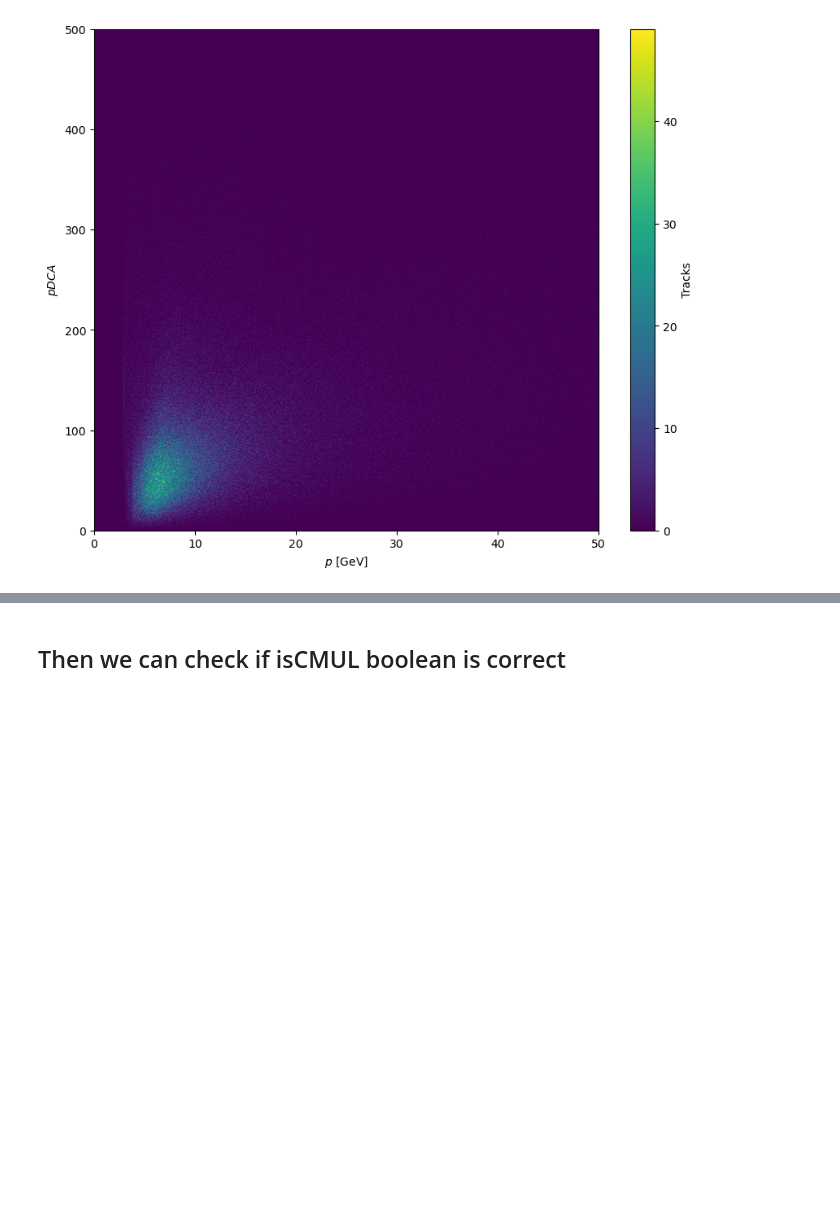
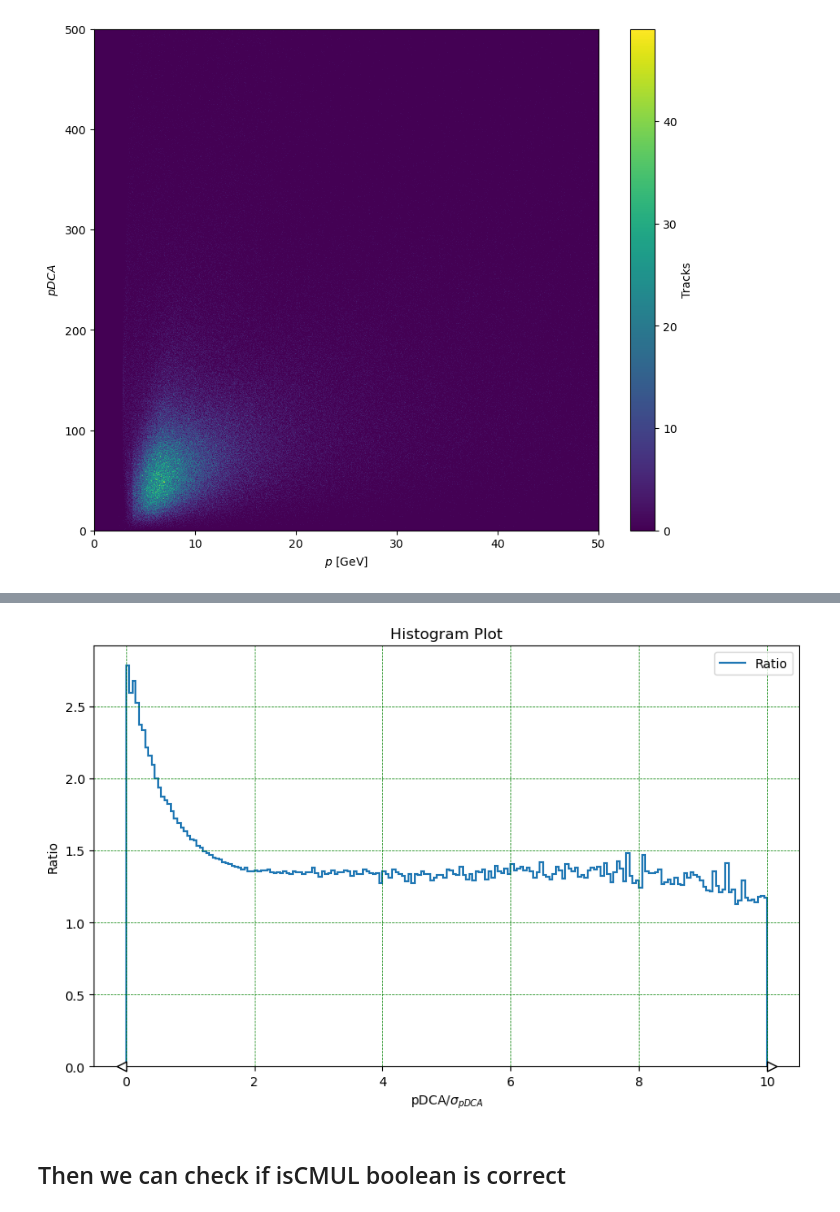
Before and after one commit to 00Goldy/qqbar2mumu-2025, a Jupyter notebook: notebooks/DATA/Data_Checks.ipynb, the cells around one changed output, grey strips where cells are left out. Drawn from its saved outputs; the diff is of its cells as text; code cells hidden in the pictures; blank space fills up the shorter version.

```diff
--- a/notebooks/DATA/Data_Checks.ipynb
+++ b/notebooks/DATA/Data_Checks.ipynb
@@ -230,3 +239,7 @@ Plot(vhfractionEvSel, vhfractionRaw,0,0)
+# %%
+Plot(vhfractionRaw, vhfractionEvSel, "No cuts",  "Event Cuts : "+ EventsCut + " ; Track Cuts : " + TracksCut, r"pDCA/$\sigma_{pDCA}$", ratio =True)
+# %% [output]
+[figure, added]
 # %% [markdown]
 ## Then we can check if isCMUL boolean is correct
 # %%
```
Also changed, not shown: parts of 4 cells of this notebook, 1 other file.
